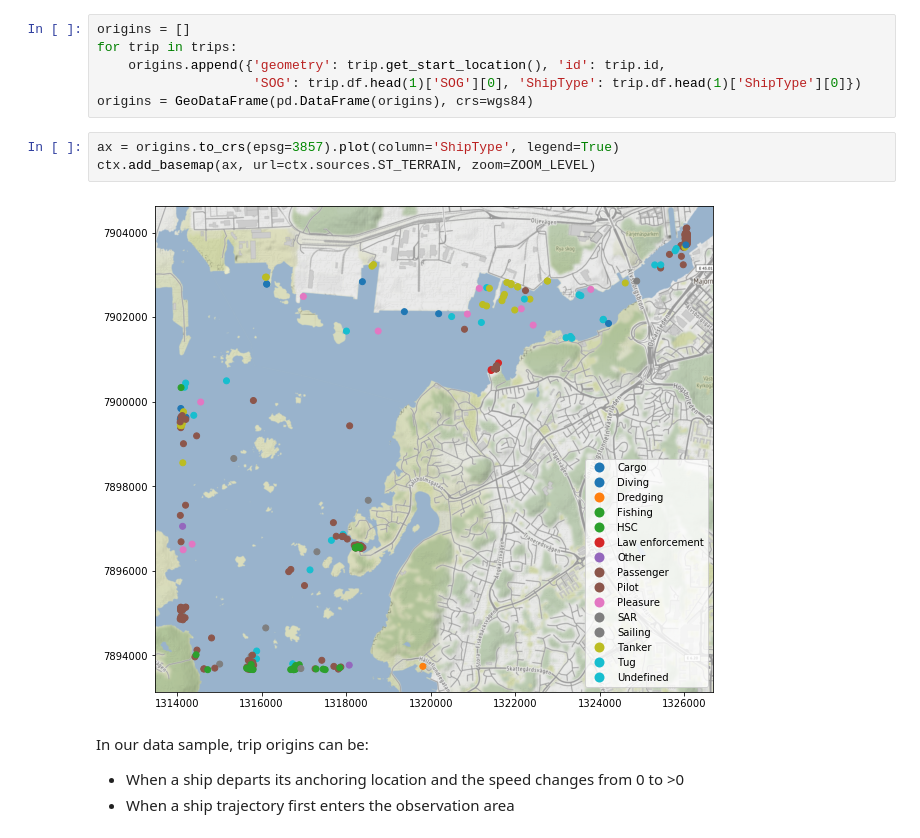
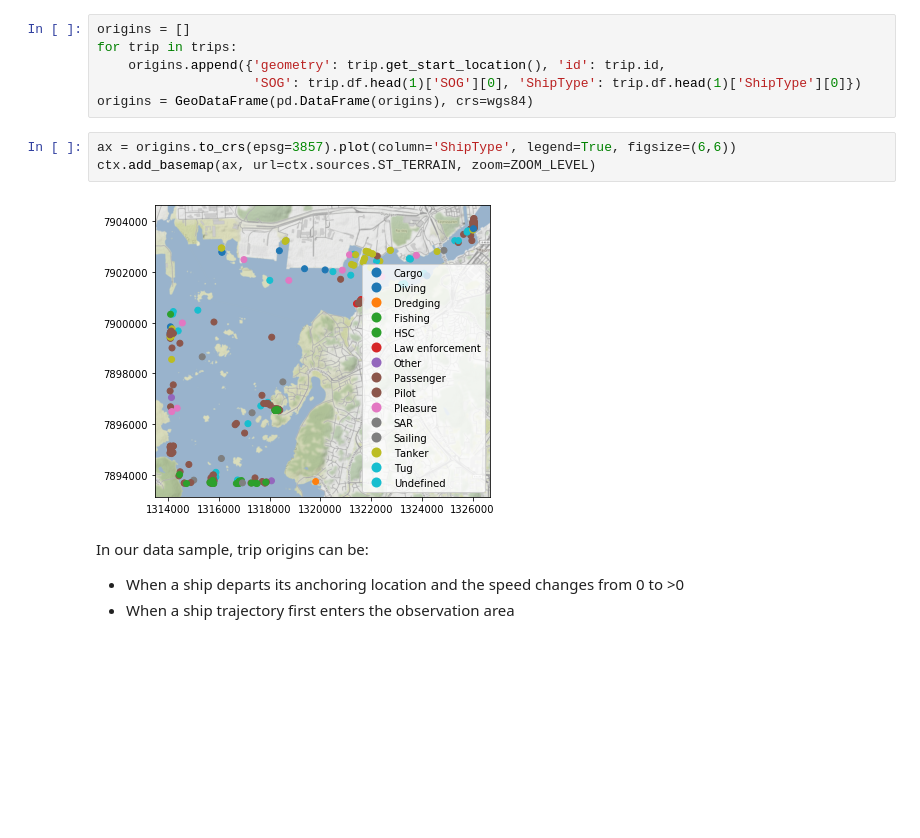
Before and after one commit to movingpandas/movingpandas, a Jupyter notebook: 1_ship_data_analysis.ipynb, the cells around one changed output. Cells and saved outputs as stored; diff of their text form; blank space fills up the shorter version.

```diff
--- a/1_ship_data_analysis.ipynb
+++ b/1_ship_data_analysis.ipynb
@@ -279,10 +283,10 @@ for trip in trips:
                     'SOG': trip.df.head(1)['SOG'][0], 'ShipType': trip.df.head(1)['ShipType'][0]})
 origins = GeoDataFrame(pd.DataFrame(origins), crs=wgs84)
 # %%
-ax = origins.to_crs(epsg=3857).plot(column='ShipType', legend=True)
+ax = origins.to_crs(epsg=3857).plot(column='ShipType', legend=True, figsize=(6,6))
 ctx.add_basemap(ax, url=ctx.sources.ST_TERRAIN, zoom=ZOOM_LEVEL)
 # %% [output]
-[figure, old version]
+[figure, new version]
 # %% [markdown]
 In our data sample, trip origins can be:
 - When a ship departs its anchoring location and the speed changes from 0 to >0
```
Also changed, not shown: parts of 8 cells of this notebook, 2 other files.
